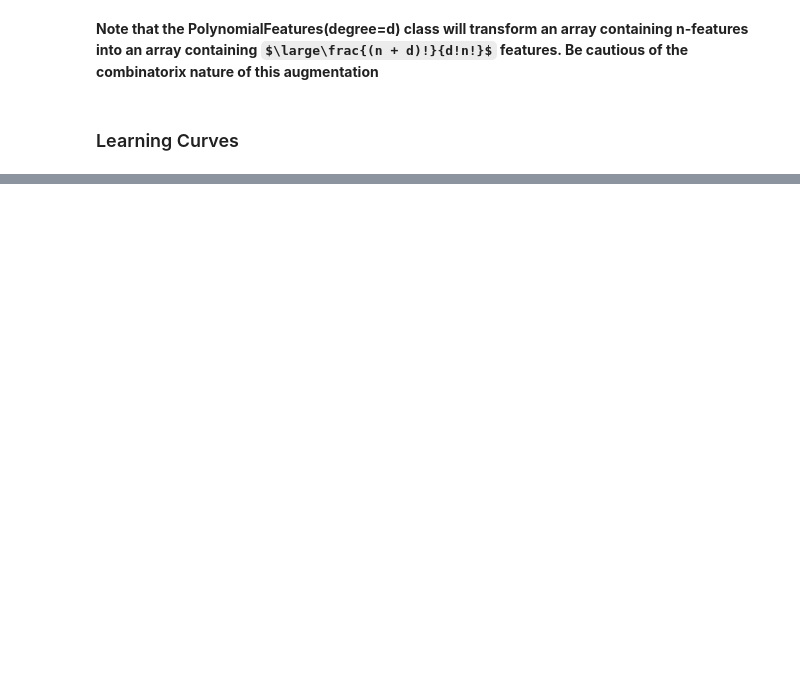
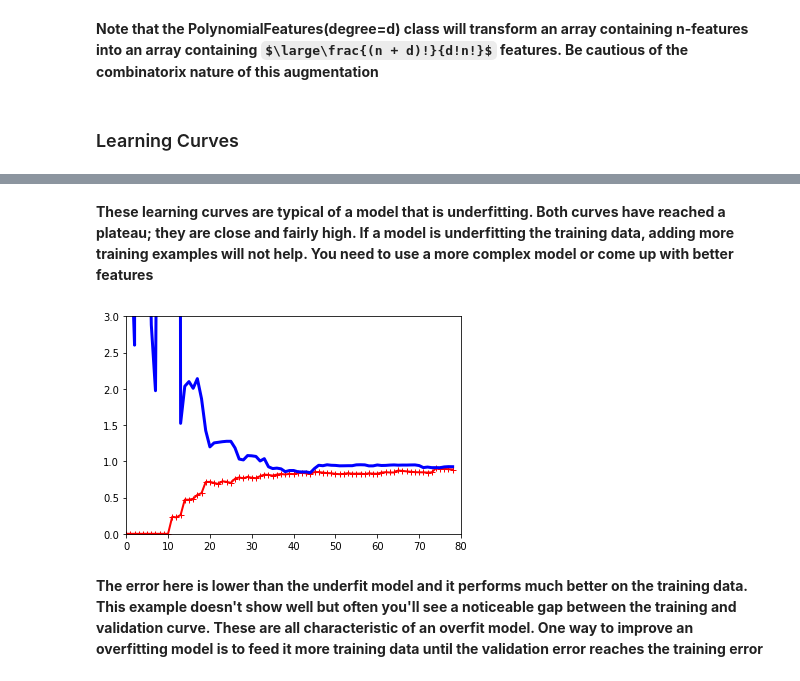
Before and after one commit to HyerQuality/O-Reilly-Hands-On-Machine-Learning, a Jupyter notebook: Chapter 4 - Training Models/Lecture.ipynb, the cells around one changed output, grey strips where cells are left out. Saved outputs shown, nothing was run; the diff lists cells and outputs as text; code cells hidden in the pictures; some formulas as TeX source; blank space fills up the shorter version.

```diff
--- a/Chapter 4 - Training Models/Lecture.ipynb
+++ b/Chapter 4 - Training Models/Lecture.ipynb
@@ -191,0 +218,16 @@ lin_reg.intercept_, lin_reg.coef_
+# %% [markdown]
+<b> These learning curves are typical of a model that is underfitting.  Both curves have reached a plateau; they are close and fairly high.  If a model is underfitting the training data, adding more training examples will not help.  You need to use a more complex model or come up with better features </b>
+# %%
+' Observe a model that is overfitting'
+from sklearn.pipeline import Pipeline
+
+polynomial_regression = Pipeline([
+    ('poly_features', PolynomialFeatures(degree=10, include_bias=False)),
+    ('lin_reg', LinearRegression()),
+])
+
+plot_learning_curves(polynomial_regression, X, y)
+# %% [output]
+[figure, added]
+# %% [markdown]
+<b> The error here is lower than the underfit model and it performs much better on the training data.  This example doesn't show well but often you'll see a noticeable gap between the training and validation curve.  These are all characteristic of an overfit model.  One way to improve an overfitting model is to feed it more training data until the validation error reaches the training error </b>
```
Also changed, not shown: parts of 14 cells of this notebook.
